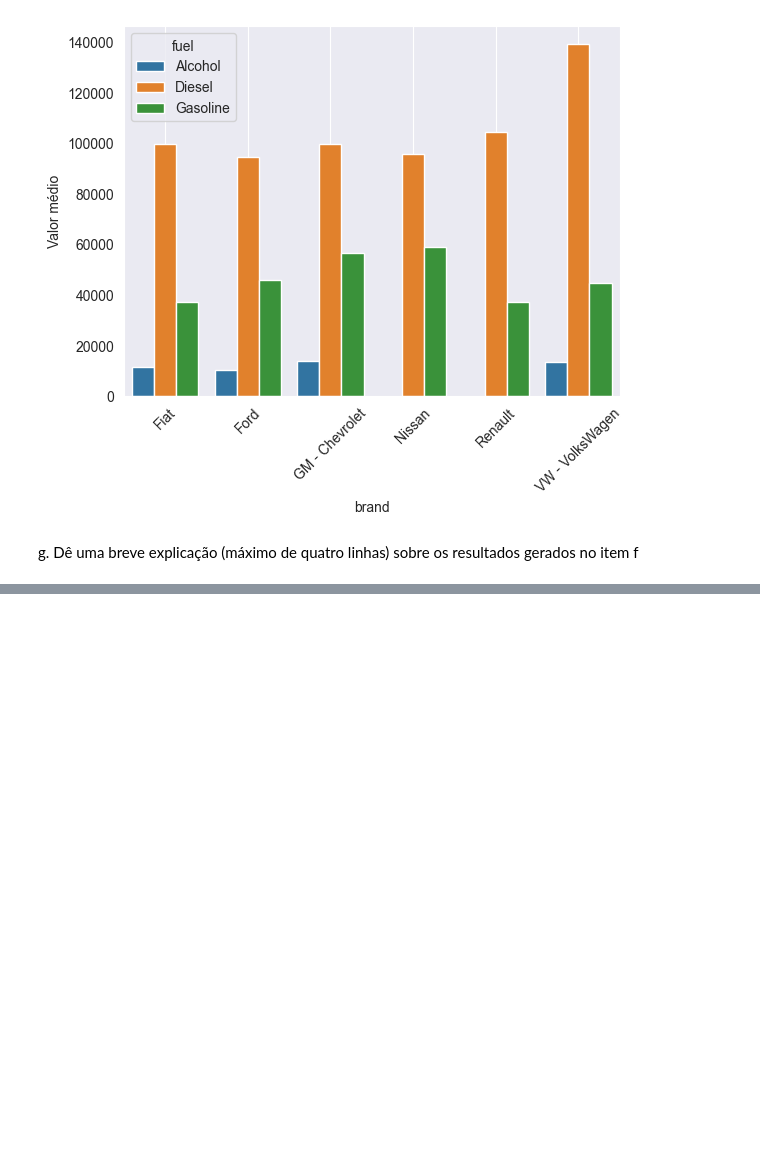
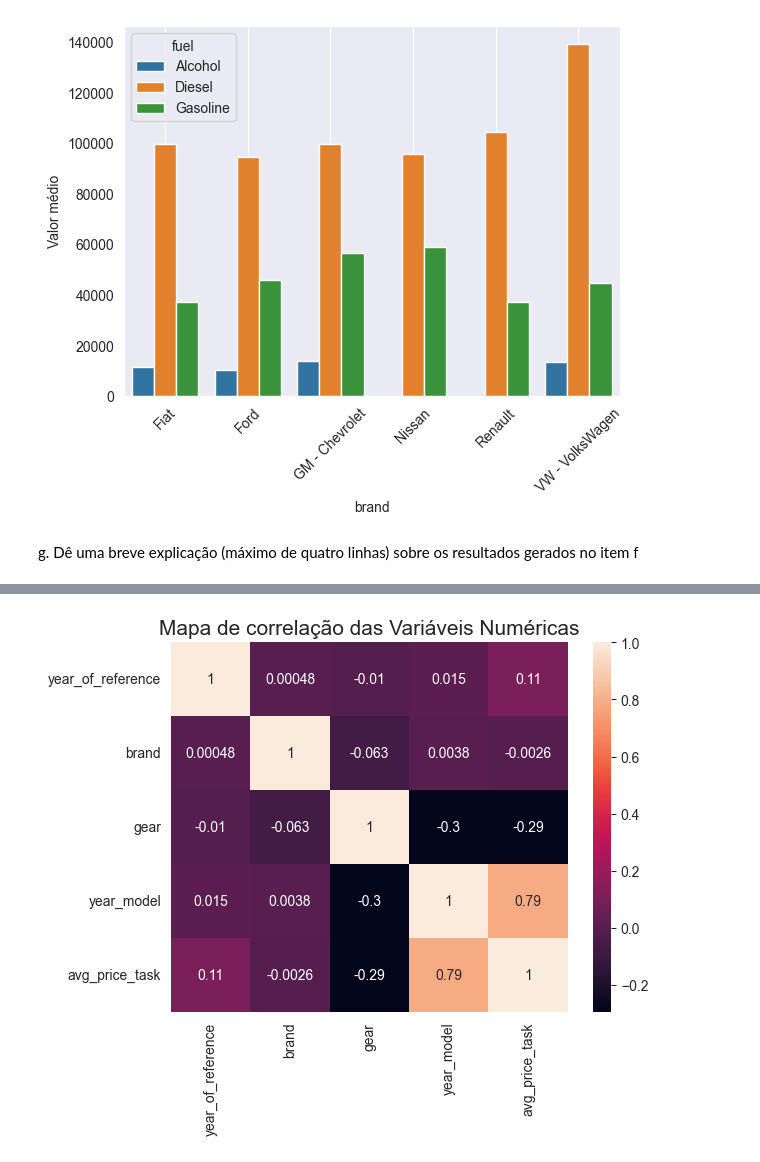
Before and after one commit to Equipe16-IAA/IAA002-TrabalhoFinal, a Jupyter notebook: IAA002_lpa_trabalho.ipynb, the cells around one changed output, grey strips where cells are left out. Saved outputs shown, nothing was run; the diff lists cells and outputs as text; code cells hidden in the pictures; blank space fills up the shorter version.

```diff
--- a/IAA002_lpa_trabalho.ipynb
+++ b/IAA002_lpa_trabalho.ipynb
@@ -420,0 +444,7 @@ g. Dê uma breve explicação (máximo de quatro linhas) sobre os resultados ger
+# %%
+#Coluna brand.
+#Possui valores Fiat, VW - VolksWagen, GM - Chevrolet, Ford, Renault e Nissan que são do tipo texto
+#Após aplicar a função abaixo, ficará com valores numericos
+dados['brand'] = LabelEncoder().fit_transform(dados['brand'])
+dados['gear'] = LabelEncoder().fit_transform(dados['gear'])
+dados.head()
@@ -420,0 +458,13 @@ g. Dê uma breve explicação (máximo de quatro linhas) sobre os resultados ger
+# %%
+#Função para atribuir valores numéricos com base nos combustíveis
+def atribuir_valor_numérico(categoria):
+ if categoria == 'Alcohol':
+  return 1
+ elif categoria == 'Diesel':
+  return 1.5
+ elif categoria == 'Gasoline':
+  return 2
+ else:
+  return None #Categoria não mapeada, pode ser tratada conforme a necessiadade
+# Criar a nova coluna usando a função usada na coluna 'Anos experiencia'
+dados['fuel - numero'] = dados['fuel'].apply(atribuir_valor_numérico)
@@ -420,0 +478,11 @@ g. Dê uma breve explicação (máximo de quatro linhas) sobre os resultados ger
+# %%
+#Criando colunas
+#Função para calcular o valor médio do preço dos carros
+# dados['avg_price_task'] = dados['avg_price_brl'].mean().round() NAO TIREI A MEDIA DA MEDIA
+dados['avg_price_task'] = dados['avg_price_brl']
+# %%
+#Variavel dado_num contém apenas variáveis numéricas de interesse (excluir o restante)
+#As variaveis que ficarem nessa lista serão excluidas
+dados_num = dados.drop(['month_of_reference', 'fipe_code','engine_size',
+       'authentication', 'model', 'fuel', 'avg_price_brl', 'fuel - numero'], axis = 1)
+dados_num.head()
@@ -420,0 +496,7 @@ g. Dê uma breve explicação (máximo de quatro linhas) sobre os resultados ger
+# %%
+#Mapa de correlação das variáveis numéricas com variável target
+sns.heatmap(dados_num.corr("spearman"), annot=True)
+plt.title("Mapa de correlação das Variáveis Numéricas", fontsize=15)
+plt.show()
+# %% [output]
+[figure, added]
```
Also changed, not shown: parts of 37 cells of this notebook.
